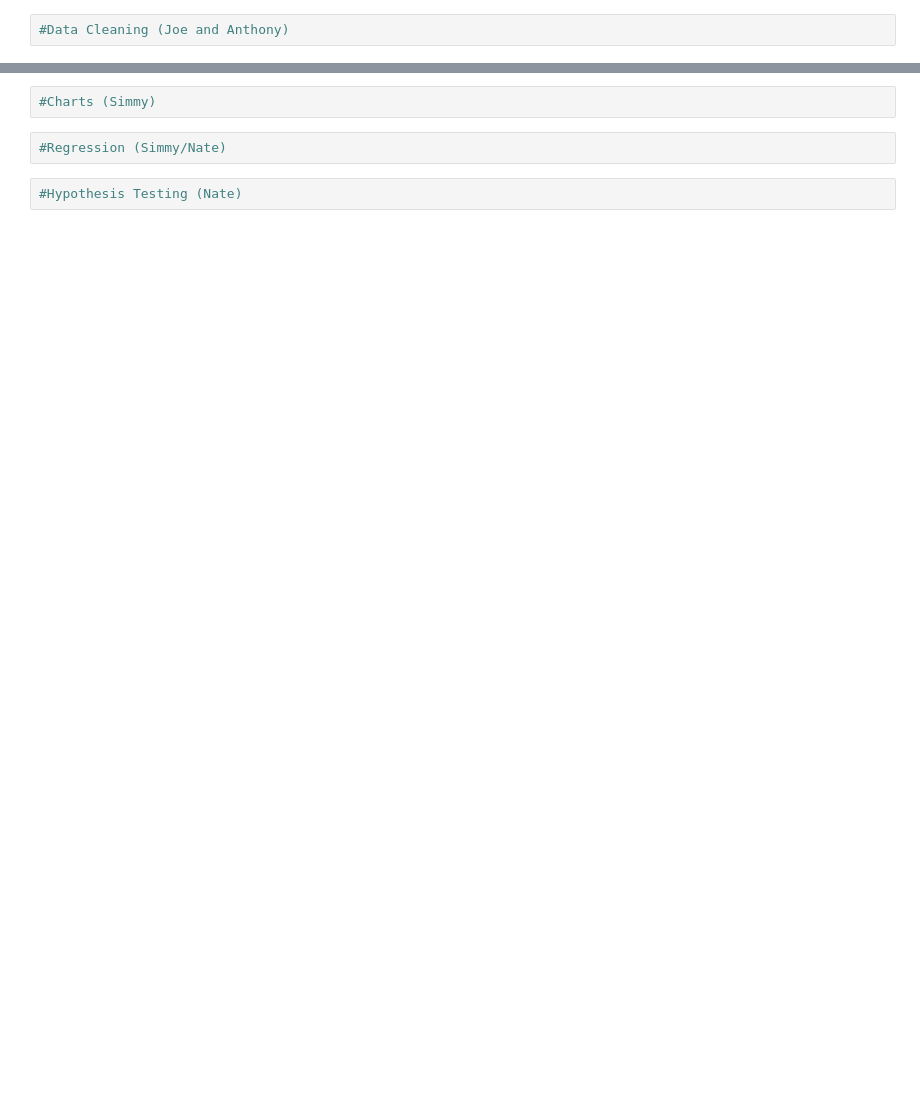
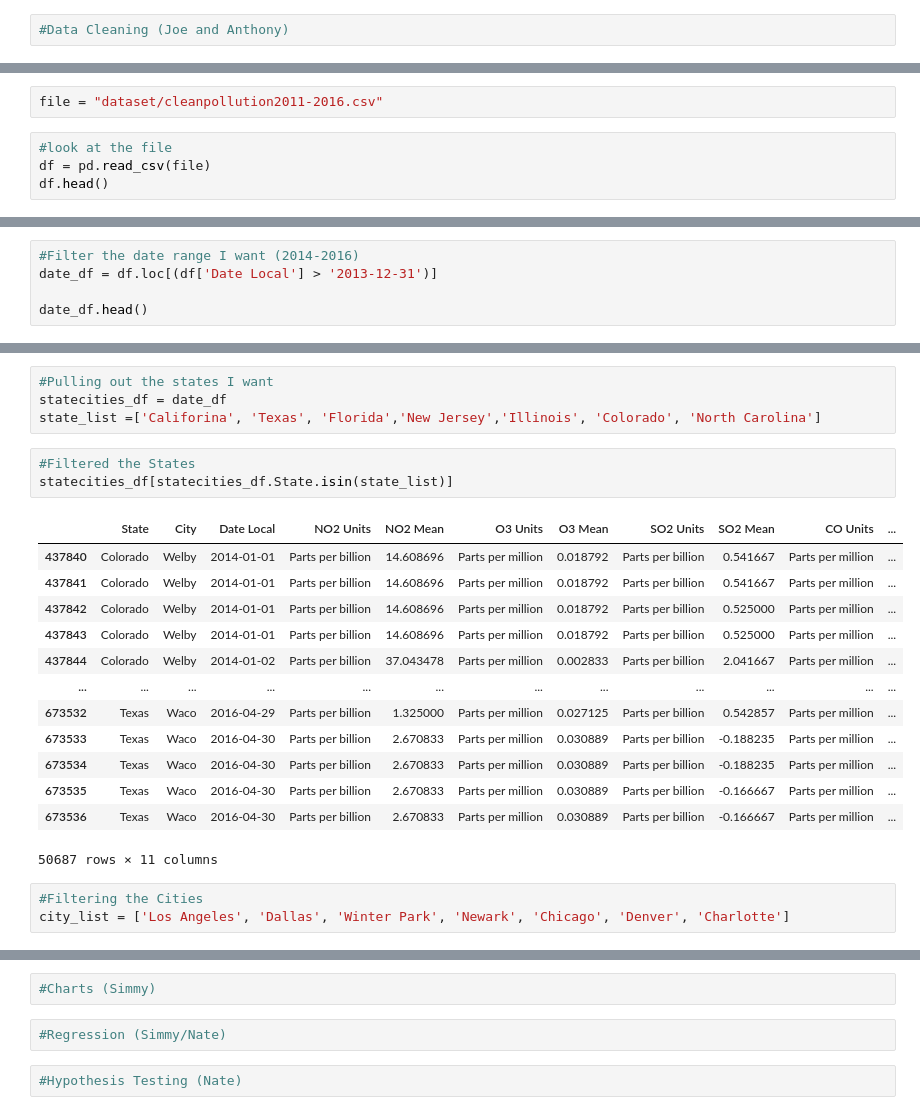
Before and after one commit to jpraasch/GroupProject1, a Jupyter notebook: Data_Analysis.ipynb, the cells around one changed output, grey strips where cells are left out. Saved outputs shown, nothing was run; the diff lists cells and outputs as text; blank space fills up the shorter version.

Commit message:
Cleaned pollution dataset, added pollution dataframe, added gasprice csv

```diff
--- a/Data_Analysis.ipynb
+++ b/Data_Analysis.ipynb
@@ -6,0 +12,6 @@
+# %%
+file = "dataset/cleanpollution2011-2016.csv"
+# %%
+#look at the file
+df = pd.read_csv(file)
+df.head()
@@ -6,0 +25,5 @@
+# %%
+#Filter the date range I want (2014-2016)
+date_df = df.loc[(df['Date Local'] > '2013-12-31')]
+
+date_df.head()
@@ -6,0 +37,24 @@
+# %%
+#Pulling out the states I want
+statecities_df = date_df
+state_list =['Califorina', 'Texas', 'Florida','New Jersey','Illinois', 'Colorado', 'North Carolina']
+# %%
+#Filtered the States
+statecities_df[statecities_df.State.isin(state_list)]
+# %% [output]
+|  | State | City | Date Local | NO2 Units | NO2 Mean | O3 Units | O3 Mean | SO2 Units | SO2 Mean | CO Units | ... |
+| 437840 | Colorado | Welby | 2014-01-01 | Parts per billion | 14.608696 | Parts per million | 0.018792 | Parts per billion | 0.541667 | Parts per million | ... |
+| 437841 | Colorado | Welby | 2014-01-01 | Parts per billion | 14.608696 | Parts per million | 0.018792 | Parts per billion | 0.541667 | Parts per million | ... |
+| 437842 | Colorado | Welby | 2014-01-01 | Parts per billion | 14.608696 | Parts per million | 0.018792 | Parts per billion | 0.525000 | Parts per million | ... |
+| 437843 | Colorado | Welby | 2014-01-01 | Parts per billion | 14.608696 | Parts per million | 0.018792 | Parts per billion | 0.525000 | Parts per million | ... |
+| 437844 | Colorado | Welby | 2014-01-02 | Parts per billion | 37.043478 | Parts per million | 0.002833 | Parts per billion | 2.041667 | Parts per million | ... |
+| ... | ... | ... | ... | ... | ... | ... | ... | ... | ... | ... | ... |
+| 673532 | Texas | Waco | 2016-04-29 | Parts per billion | 1.325000 | Parts per million | 0.027125 | Parts per billion | 0.542857 | Parts per million | ... |
+| 673533 | Texas | Waco | 2016-04-30 | Parts per billion | 2.670833 | Parts per million | 0.030889 | Parts per billion | -0.188235 | Parts per million | ... |
+| 673534 | Texas | Waco | 2016-04-30 | Parts per billion | 2.670833 | Parts per million | 0.030889 | Parts per billion | -0.188235 | Parts per million | ... |
+| 673535 | Texas | Waco | 2016-04-30 | Parts per billion | 2.670833 | Parts per million | 0.030889 | Parts per billion | -0.166667 | Parts per million | ... |
+| 673536 | Texas | Waco | 2016-04-30 | Parts per billion | 2.670833 | Parts per million | 0.030889 | Parts per billion | -0.166667 | Parts per million | ... |
+50687 rows × 11 columns
+# %%
+#Filtering the Cities
+city_list = ['Los Angeles', 'Dallas', 'Winter Park', 'Newark', 'Chicago', 'Denver', 'Charlotte']
```
Also changed, not shown: parts of 9 cells of this notebook, 3 other files.
